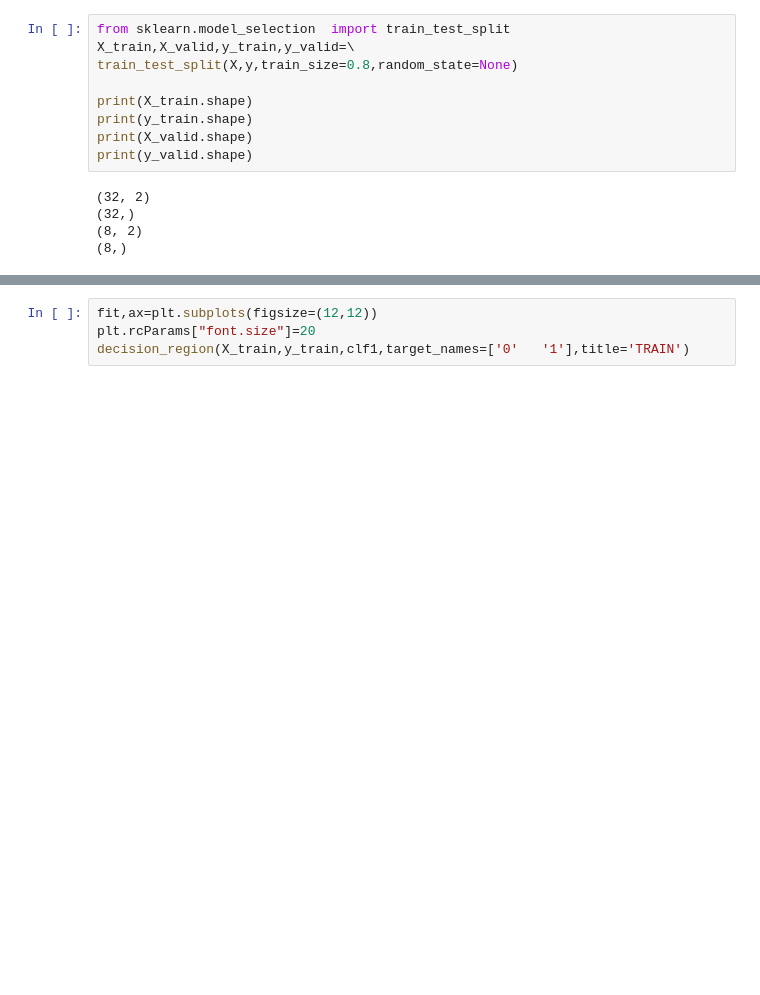
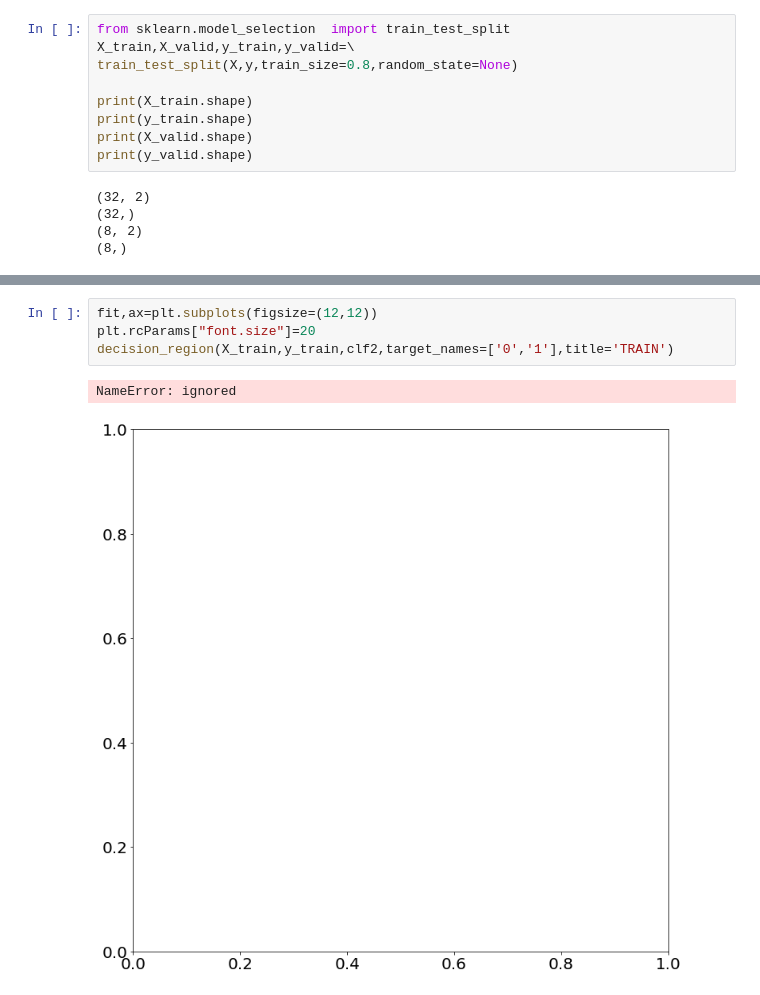
Before and after one commit to sefahw/AI-first-asignment, a Jupyter notebook: decision_tree.ipynb, the cells around one changed output, grey strips where cells are left out. Drawn from its saved outputs; the diff is of its cells as text; blank space fills up the shorter version.

```diff
--- a/decision_tree.ipynb
+++ b/decision_tree.ipynb
@@ -193,4 +290,7 @@ print('f1',f1)
 # %%
 fit,ax=plt.subplots(figsize=(12,12))
 plt.rcParams["font.size"]=20
-decision_region(X_train,y_train,clf1,target_names=['0'   '1'],title='TRAIN')
+decision_region(X_train,y_train,clf2,target_names=['0','1'],title='TRAIN')
+# %% [output]
+NameError: ignored
+[figure, added]
```
Also changed, not shown: parts of 15 cells of this notebook.
